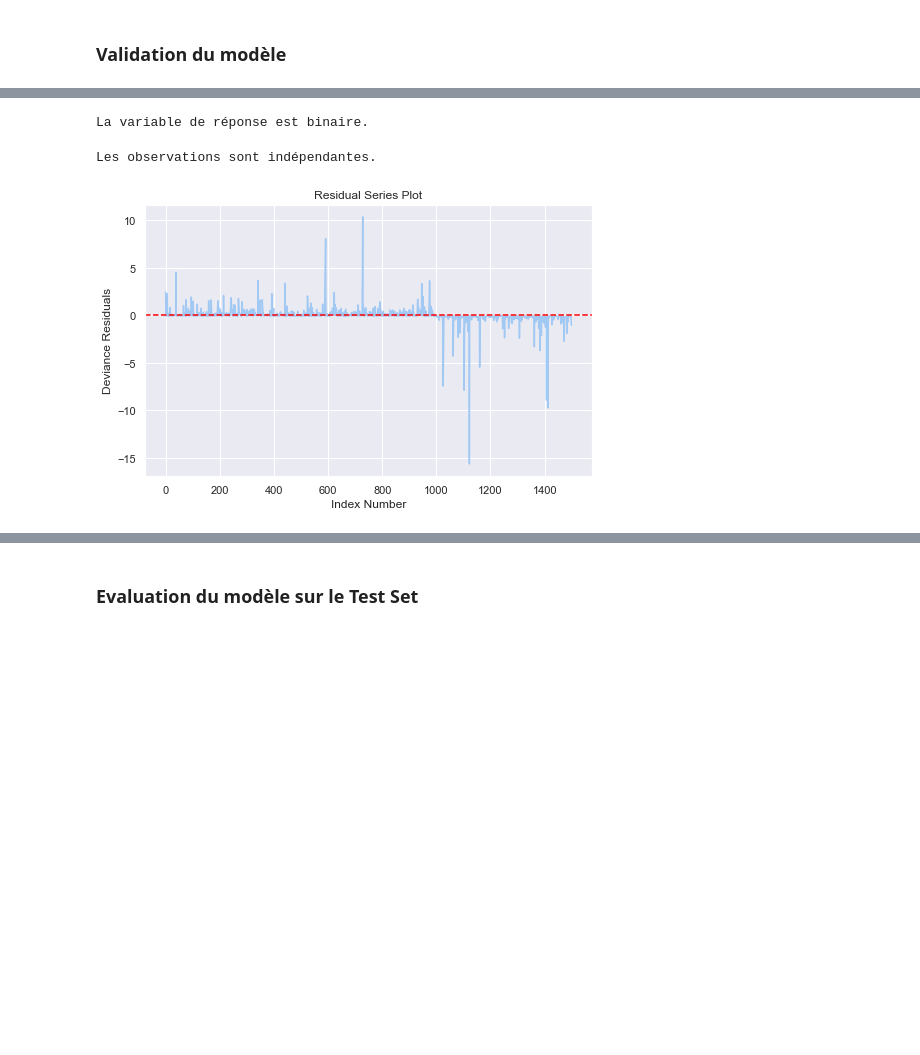
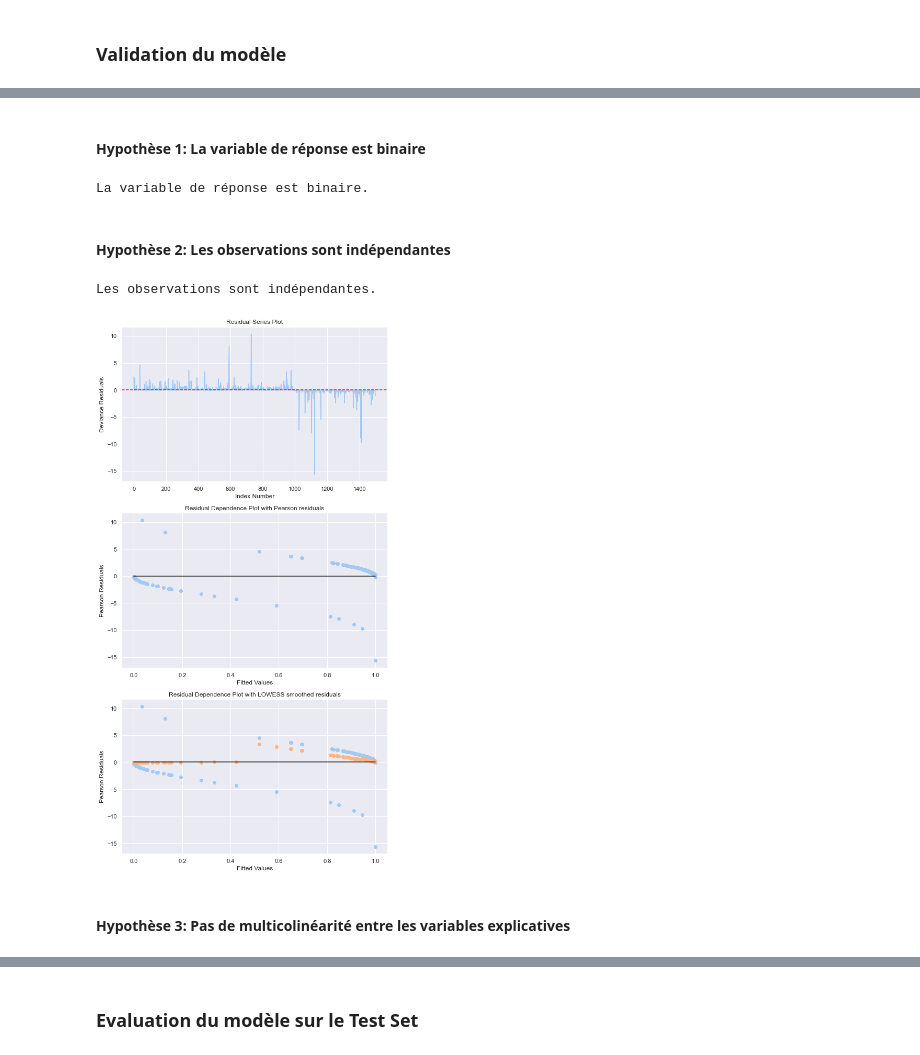
Before and after one commit to datadosreis/Detection-de-faux-billets, a Jupyter notebook: Sandbox_P10.ipynb, the cells around one changed output, grey strips where cells are left out. Saved outputs shown, nothing was run; the diff lists cells and outputs as text; code cells hidden in the pictures; blank space fills up the shorter version.

```diff
--- a/Sandbox_P10.ipynb
+++ b/Sandbox_P10.ipynb
@@ -908,6 +856,8 @@ Afin de valider notre modèle de régression logistique, il est important de vé
 - **Hypothèse n° 4** : il n'y a pas de valeurs extrêmes aberrantes
 - **Hypothèse n° 5** : Il existe une relation linéaire entre les variables explicatives et le logit de la variable de réponse.
 - **Hypothèse n° 6** : la taille de l'échantillon est suffisamment grande
+# %% [markdown]
+#### Hypothèse 1: La variable de réponse est binaire
 # %%
 # Hypothèse n°1: la variable de réponse est binaire
 if len(y_train.unique()) != 2:
@@ -916,6 +866,8 @@ else:
     print("La variable de réponse est binaire.")
 # %% [output]
 La variable de réponse est binaire.
+# %% [markdown]
+#### Hypothèse 2: Les observations sont indépendantes
 # %%
 # Hypothèse n°2: les observations sont indépendantes
 if (X_train.index == y_train.index).all():
@@ -924,33 +876,50 @@ else:
     print("Les observations ne sont pas indépendantes.")
 # %% [output]
 Les observations sont indépendantes.
-# %%
-from statsmodels.genmod.generalized_linear_model import GLM
-from statsmodels.genmod import families
-
-# Setup logistic regression model (using GLM method so that we can retrieve residuals)
-logit_model = GLM(y_train, X_train, family=families.Binomial())
-logit_results = logit_model.fit()
-
-X_train_without_const = X_train.drop(columns="const")
-
-# Create a list without
-list_index = X_train_without_const.index.tolist()
-list_index.sort()
-
-# Generate residual series plot
-fig = plt.figure(figsize=(8,5))
-ax = fig.add_subplot(111,
-                     title="Residual Series Plot",
-                     xlabel="Index Number",
-                     ylabel="Deviance Residuals")
-
-# ax.plot(X.index.tolist(), stats.zscore(logit_results.resid_pearson))
-ax.plot(list_index, st.zscore(logit_results.resid_deviance).sort_index())
-plt.axhline(y=0, ls="--", color='red')
-plt.show()
-# %% [output]
-[figure, removed]
+# %%
+# Setup logistic regression model (using GLM method so that we can retrieve residuals)
+logit_model = GLM(y_train, X_train, family=families.Binomial()).fit()
+
+X_train_without_const = X_train.drop(columns="const")
+
+# Create a list without
+list_index = X_train_without_const.index.tolist()
+list_index.sort()
+
+# Generate residual series plot
+fig, axs = plt.subplots(nrows=3, figsize=(8,15))
+
+# Residual Series Plot
+axs[0].set_title("Residual Series Plot")
+axs[0].set_xlabel("Index Number")
+axs[0].set_ylabel("Deviance Residuals")
+axs[0].plot(list_index, st.zscore(logit_model.resid_deviance).sort_index())
+axs[0].axhline(y=0, ls="--", color='red')
+
+# Residual Dependence Plot with Pearson residuals
+axs[1].set_title("Residual Dependence Plot with Pearson residuals")
+axs[1].set_xlabel("Fitted Values")
+axs[1].set_ylabel("Pearson Residuals")
+axs[1].scatter(logit_model.mu, st.zscore(logit_model.resid_deviance))
+axs[1].plot([0.0, 1.0], [0.0, 0.0], "k-")
+
+# Residual Dependence Plot with LOWESS smoothed residuals
+axs[2].set_title("Residual Dependence Plot with LOWESS smoothed residuals")
+axs[2].set_xlabel("Fitted Values")
+axs[2].set_ylabel("Pearson Residuals")
+axs[2].scatter(logit_model.mu, st.zscore(logit_model.resid_deviance))
+y_hat_lowess = sm.nonparametric.lowess(logit_model.resid_deviance, logit_model.mu,
+                      return_sorted = False,
+                      frac=2/3)
+axs[2].scatter(logit_model.mu, y_hat_lowess)
+axs[2].plot([0.0, 1.0], [0.0, 0.0], "k-")
+
+plt.tight_layout()
+plt.show()
+# %% [output]
+[figure, added]
+# %% [markdown]
+#### Hypothèse  3: Pas de multicolinéarité entre les variables explicatives
 # %%
 # Hypothèse n°3: Il n'y a pas de multicolinéarité entre les variables explicatives.
 # Nous allons utiliser le VIF (variance inflation factor) pour mesurer la collinéarité des variables explicatives.
```
Also changed, not shown: parts of 48 cells of this notebook.
